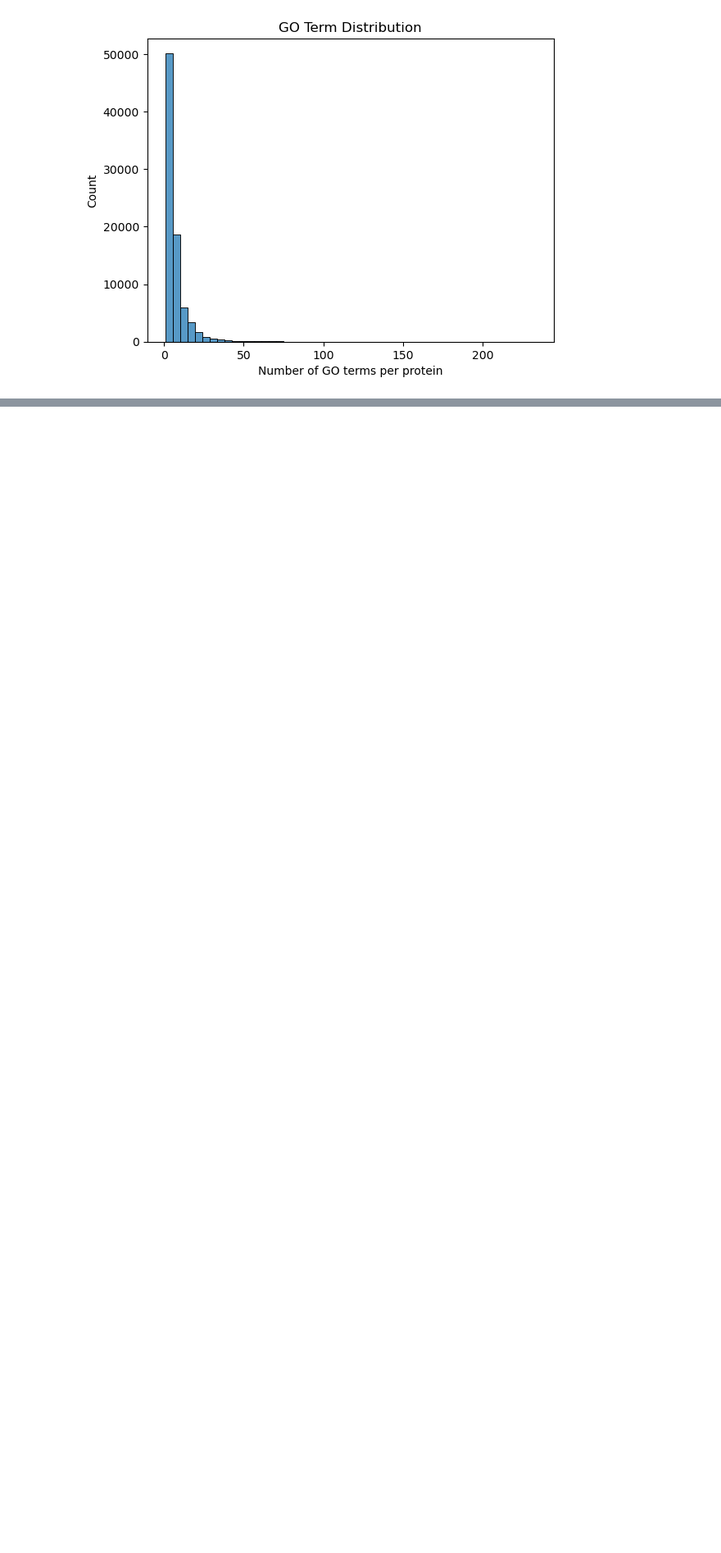
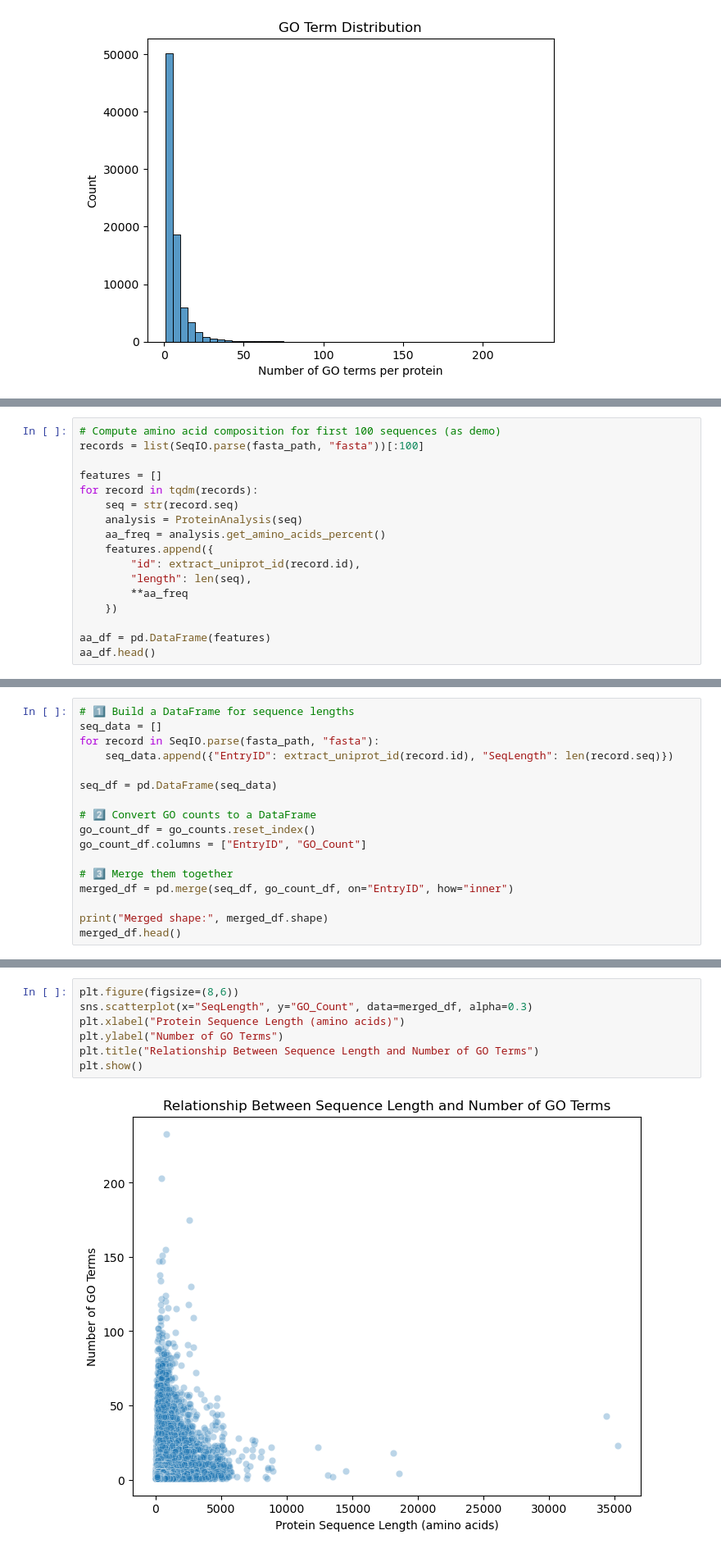
Before and after one commit to cerealhugger/cafa6-protein-function-analysis, a Jupyter notebook: data_analysis.ipynb, the cells around one changed output, grey strips where cells are left out. Shown at 82% size. Cells and saved outputs as stored; diff of their text form; blank space fills up the shorter version.

Commit message:
I add some data analysis to help us understand the dataset better

```diff
--- a/data_analysis.ipynb
+++ b/data_analysis.ipynb
@@ -195,0 +210,17 @@ Name: term, dtype: int64
+# %%
+# Compute amino acid composition for first 100 sequences (as demo)
+records = list(SeqIO.parse(fasta_path, "fasta"))[:100]
+
+features = []
+for record in tqdm(records):
+    seq = str(record.seq)
+    analysis = ProteinAnalysis(seq)
+    aa_freq = analysis.get_amino_acids_percent()
+    features.append({
+        "id": extract_uniprot_id(record.id),
+        "length": len(seq),
+        **aa_freq
+    })
+
+aa_df = pd.DataFrame(features)
+aa_df.head()
@@ -195,0 +255,17 @@ Name: term, dtype: int64
+# %%
+# 1️⃣ Build a DataFrame for sequence lengths
+seq_data = []
+for record in SeqIO.parse(fasta_path, "fasta"):
+    seq_data.append({"EntryID": extract_uniprot_id(record.id), "SeqLength": len(record.seq)})
+
+seq_df = pd.DataFrame(seq_data)
+
+# 2️⃣ Convert GO counts to a DataFrame
+go_count_df = go_counts.reset_index()
+go_count_df.columns = ["EntryID", "GO_Count"]
+
+# 3️⃣ Merge them together
+merged_df = pd.merge(seq_df, go_count_df, on="EntryID", how="inner")
+
+print("Merged shape:", merged_df.shape)
+merged_df.head()
@@ -195,0 +280,9 @@ Name: term, dtype: int64
+# %%
+plt.figure(figsize=(8,6))
+sns.scatterplot(x="SeqLength", y="GO_Count", data=merged_df, alpha=0.3)
+plt.xlabel("Protein Sequence Length (amino acids)")
+plt.ylabel("Number of GO Terms")
+plt.title("Relationship Between Sequence Length and Number of GO Terms")
+plt.show()
+# %% [output]
+[figure, added]
```
Also changed, not shown: parts of 13 cells of this notebook.
